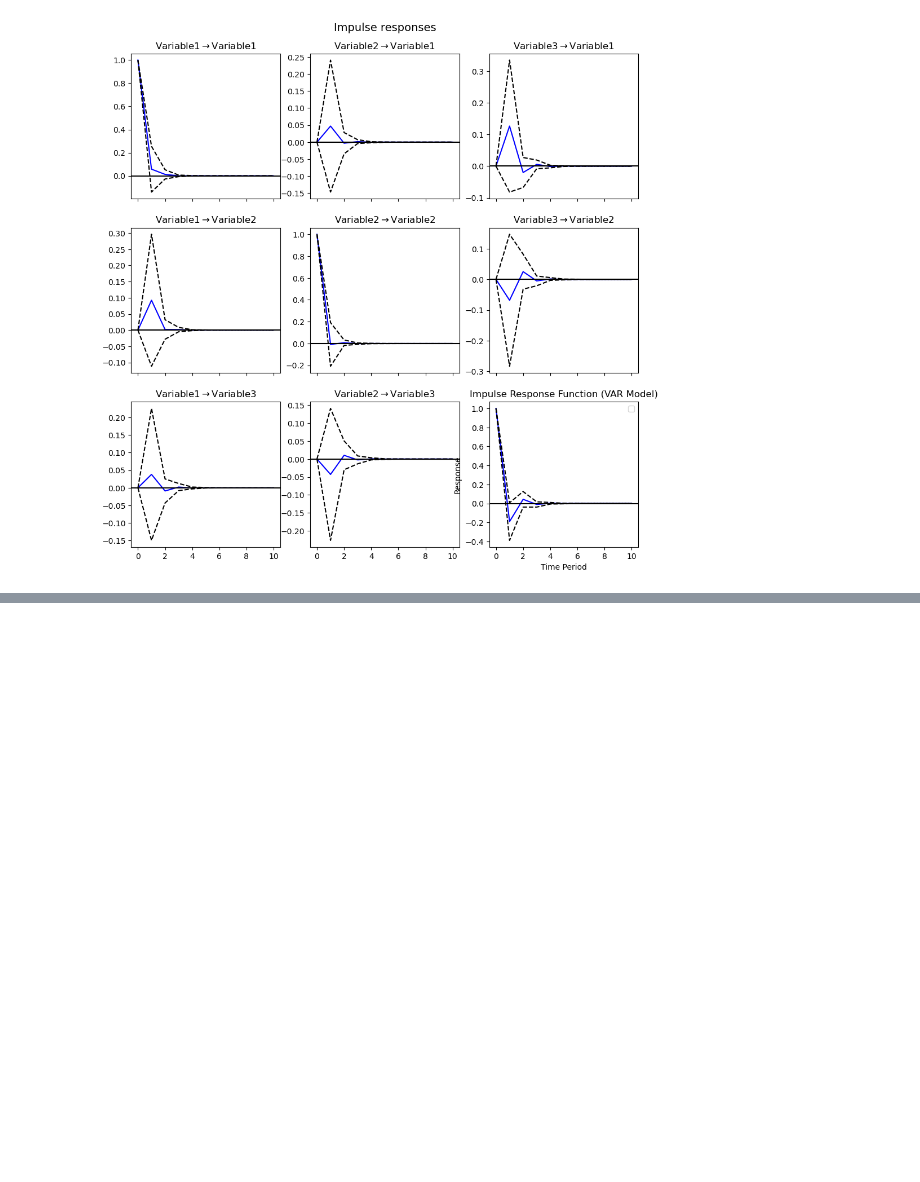
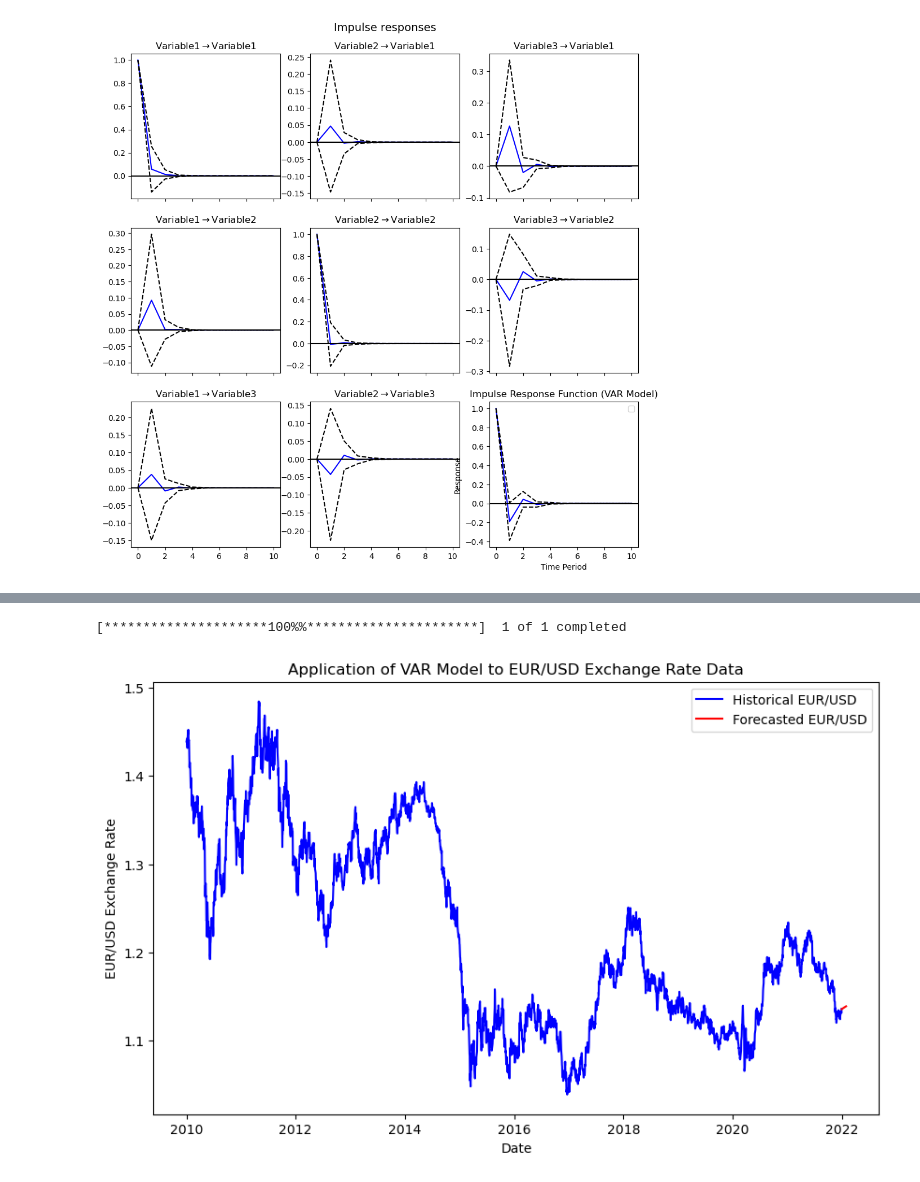
Before and after one commit to raymondkl92/wqu_capstone, a Jupyter notebook: impact_of_covid_on_markets.ipynb, the cells around one changed output, grey strips where cells are left out. Cells and saved outputs as stored; diff of their text form; code cells hidden in the pictures; blank space fills up the shorter version.

```diff
--- a/impact_of_covid_on_markets.ipynb
+++ b/impact_of_covid_on_markets.ipynb
@@ -675,0 +703,43 @@ No artists with labels found to put in legend.  Note that artists whose label st
+# %%
+import pandas as pd
+import matplotlib.pyplot as plt
+import yfinance as yf
+from statsmodels.tsa.api import VAR
+import numpy as np
+
+# Fetch historical market data for EUR/USD exchange rate
+eurusd_data = yf.download('EURUSD=X', start='2010-01-01', end='2021-12-31')
+
+# Process data to fit the VAR model
+# For VAR model, we typically need a multivariate time series. Here, let's use EUR/USD and some other economic indicator.
+# For simplicity, let's use synthetic data for a second variable.
+np.random.seed(0)
+synthetic_variable = np.random.normal(0, 1, len(eurusd_data['Close']))
+
+# Combine EUR/USD and synthetic variable into a DataFrame
+var_data = pd.DataFrame({'EUR/USD': eurusd_data['Close'], 'Synthetic Variable': synthetic_variable})
+
+# Fit the VAR model
+model = VAR(var_data.dropna())
+model_fit = model.fit()
+
+# Forecast future values
+forecast_horizon = 30
+forecast = model_fit.forecast(var_data.values[-model_fit.k_ar:], steps=forecast_horizon)
+forecast_index = pd.date_range(start=var_data.index[-1], periods=forecast_horizon + 1, freq='D')[1:]
+
+# Convert forecast to DataFrame for easy plotting
+forecast_df = pd.DataFrame(forecast, index=forecast_index, columns=var_data.columns)
+
+# Plot the historical data and forecasted values
+plt.figure(figsize=(10, 6))
+plt.plot(var_data.index, var_data['EUR/USD'], color='blue', label='Historical EUR/USD')
+plt.plot(forecast_df.index, forecast_df['EUR/USD'], color='red', label='Forecasted EUR/USD')
+plt.title('Application of VAR Model to EUR/USD Exchange Rate Data')
+plt.xlabel('Date')
+plt.ylabel('EUR/USD Exchange Rate')
+plt.legend()
+plt.show()
+# %% [output]
+[*********************100%%**********************]  1 of 1 completed
+[figure, added]
```
Also changed, not shown: parts of 17 cells of this notebook.
